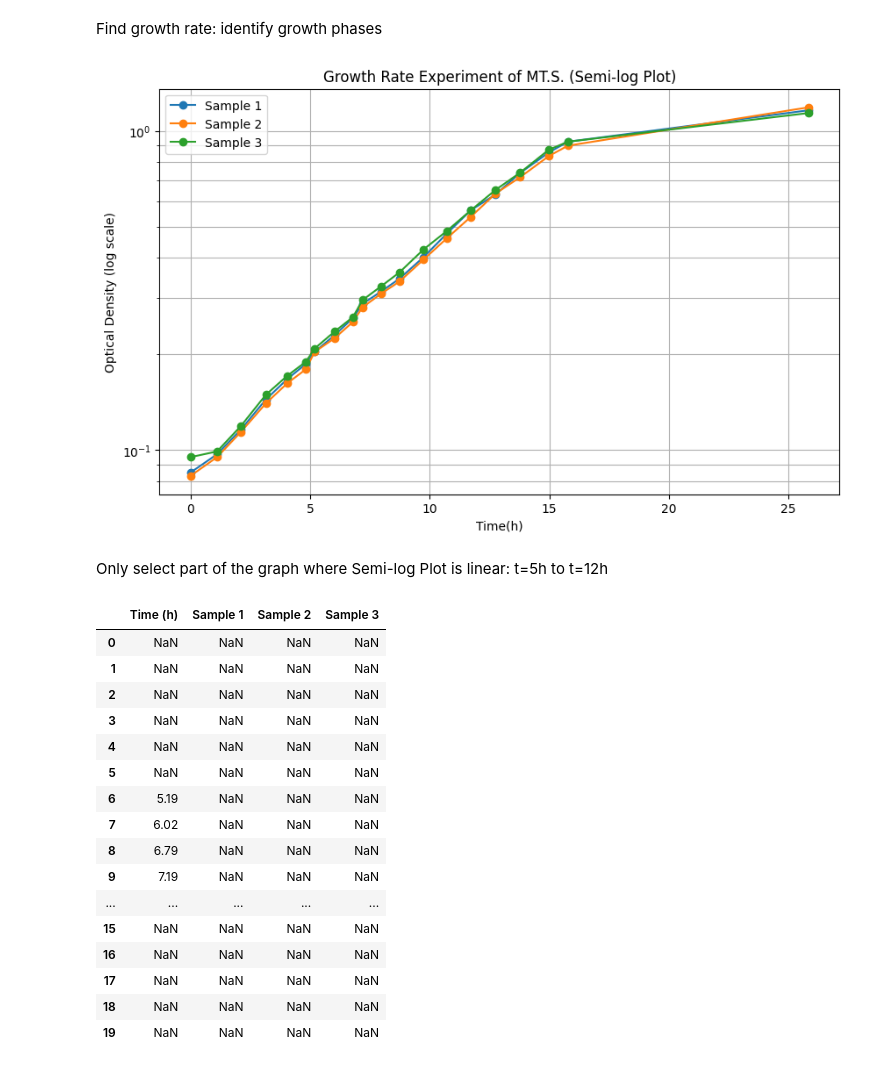
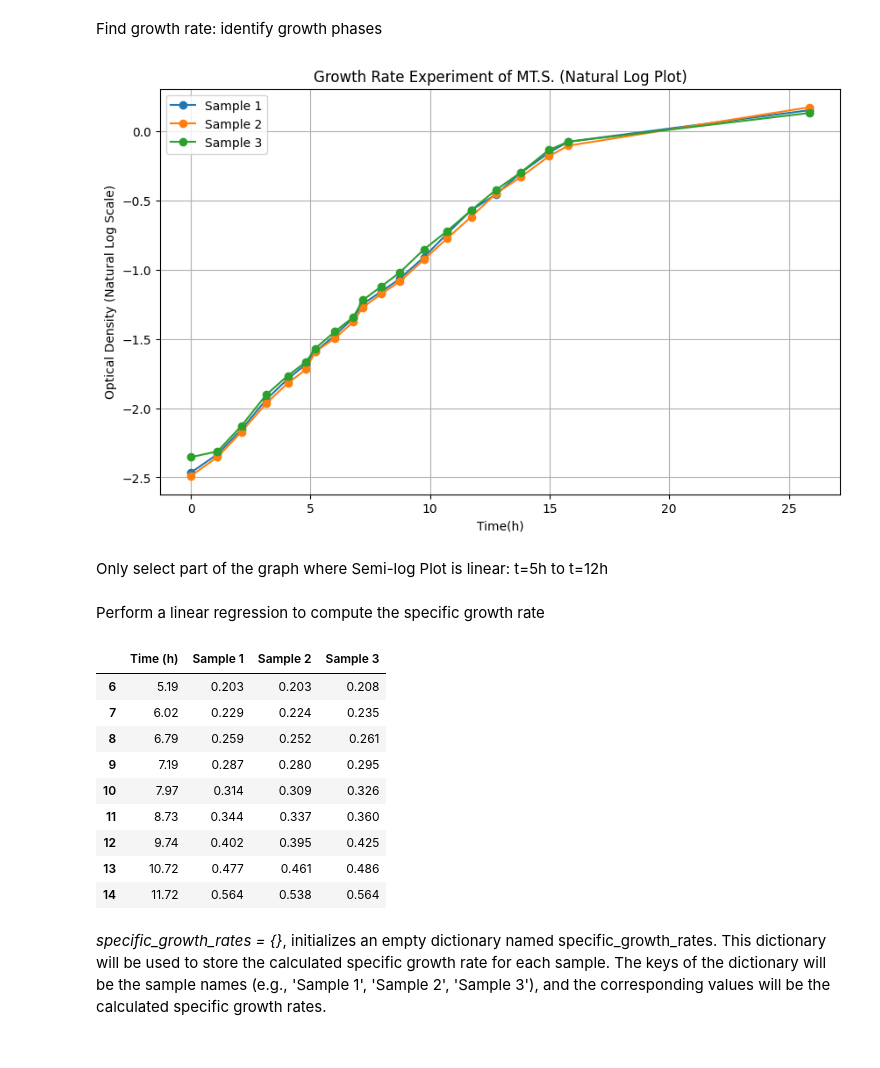
Before and after one commit to beabosss/Microbe-Lab, a Jupyter notebook: Microbe_Lab_Bea.ipynb, the cells around one changed output. Cells and saved outputs as stored; diff of their text form; code cells hidden in the pictures.

```diff
--- a/Microbe_Lab_Bea.ipynb
+++ b/Microbe_Lab_Bea.ipynb
@@ -41,37 +41,34 @@ plt.show()
 Find growth rate: identify growth phases
 # %%
 plt.figure(figsize=(10,6))
-plt.semilogy(df['Time (h)'], df['Sample 1'], marker='o', label= 'Sample 1')
-plt.semilogy(df['Time (h)'], df['Sample 2'], marker='o', label= 'Sample 2')
-plt.semilogy(df['Time (h)'], df['Sample 3'], marker='o', label= 'Sample 3')
+plt.plot(df['Time (h)'], np.log(df['Sample 1']), marker='o', label= 'Sample 1')
+plt.plot(df['Time (h)'], np.log(df['Sample 2']), marker='o', label= 'Sample 2')
+plt.plot(df['Time (h)'], np.log(df['Sample 3']), marker='o', label= 'Sample 3')
 plt.xlabel('Time(h)')
-plt.ylabel('Optical Density (log scale)')
-plt.title('Growth Rate Experiment of MT.S. (Semi-log Plot)')
+plt.ylabel('Optical Density (Natural Log Scale)')
+plt.title('Growth Rate Experiment of MT.S. (Natural Log Plot)')
 plt.legend()
 plt.grid(True, which="both", ls="-")
 plt.show()
 # %% [output]
-[figure, old version]
+[figure, new version]
 # %% [markdown]
 Only select part of the graph where Semi-log Plot is linear: t=5h to t=12h
+# %% [markdown]
+Perform a linear regression to compute the specific growth rate
 # %%
-df_exponential = df[(df>=5)&(df<=12)]
+df_exponential = df[(df['Time (h)']>=5)&(df['Time (h)']<=12)]
 display(df_exponential)
 # %% [output]
 |  | Time (h) | Sample 1 | Sample 2 | Sample 3 |
-| 0 | NaN | NaN | NaN | NaN |
-| 1 | NaN | NaN | NaN | NaN |
-| 2 | NaN | NaN | NaN | NaN |
-| 3 | NaN | NaN | NaN | NaN |
-| 4 | NaN | NaN | NaN | NaN |
-| 5 | NaN | NaN | NaN | NaN |
-| 6 | 5.19 | NaN | NaN | NaN |
-| 7 | 6.02 | NaN | NaN | NaN |
-| 8 | 6.79 | NaN | NaN | NaN |
-| 9 | 7.19 | NaN | NaN | NaN |
-| ... | ... | ... | ... | ... |
-| 15 | NaN | NaN | NaN | NaN |
-| 16 | NaN | NaN | NaN | NaN |
-| 17 | NaN | NaN | NaN | NaN |
-| 18 | NaN | NaN | NaN | NaN |
-| 19 | NaN | NaN | NaN | NaN |
+| 6 | 5.19 | 0.203 | 0.203 | 0.208 |
+| 7 | 6.02 | 0.229 | 0.224 | 0.235 |
+| 8 | 6.79 | 0.259 | 0.252 | 0.261 |
+| 9 | 7.19 | 0.287 | 0.280 | 0.295 |
+| 10 | 7.97 | 0.314 | 0.309 | 0.326 |
+| 11 | 8.73 | 0.344 | 0.337 | 0.360 |
+| 12 | 9.74 | 0.402 | 0.395 | 0.425 |
+| 13 | 10.72 | 0.477 | 0.461 | 0.486 |
+| 14 | 11.72 | 0.564 | 0.538 | 0.564 |
+# %% [markdown]
+_specific_growth_rates = {}_, initializes an empty dictionary named specific_growth_rates. This dictionary will be used to store the calculated specific growth rate for each sample. The keys of the dictionary will be the sample names (e.g., 'Sample 1', 'Sample 2', 'Sample 3'), and the corresponding values will be the calculated specific growth rates.
```
Also changed, not shown: parts of 2 cells of this notebook.
